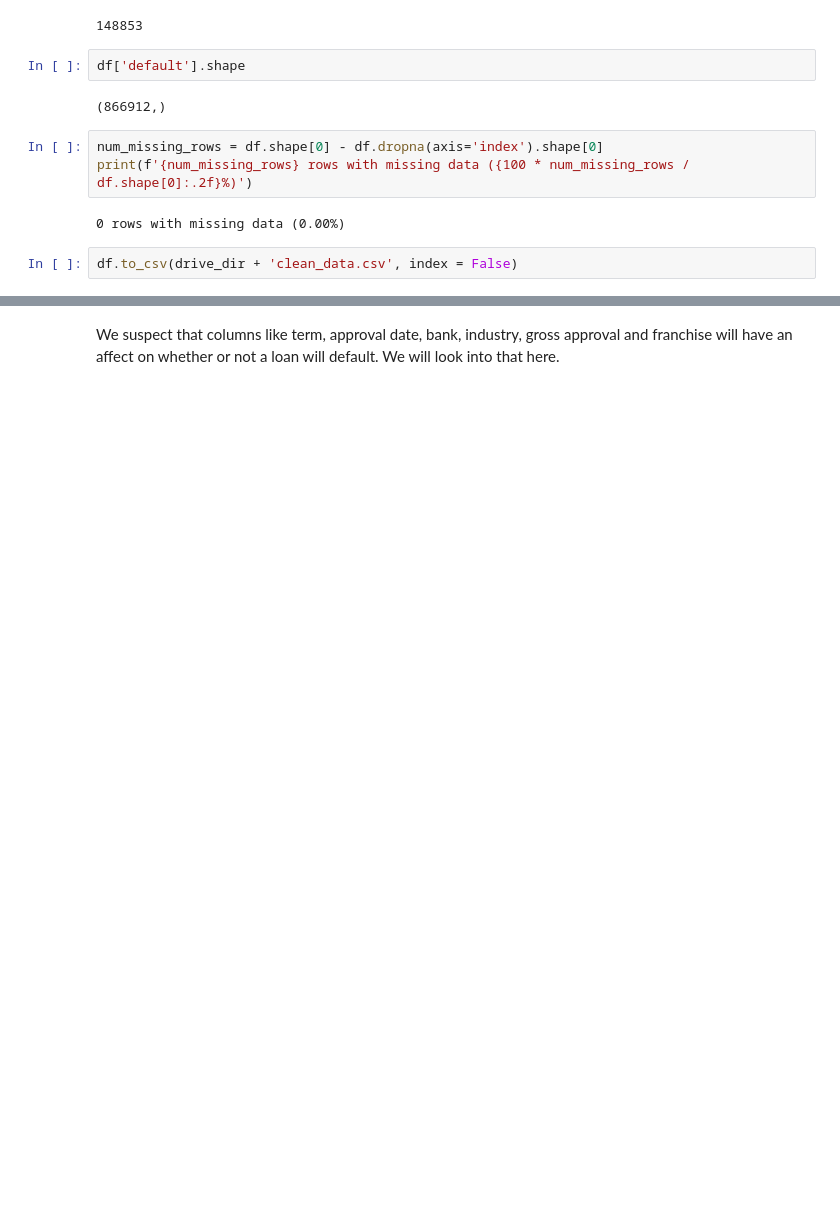
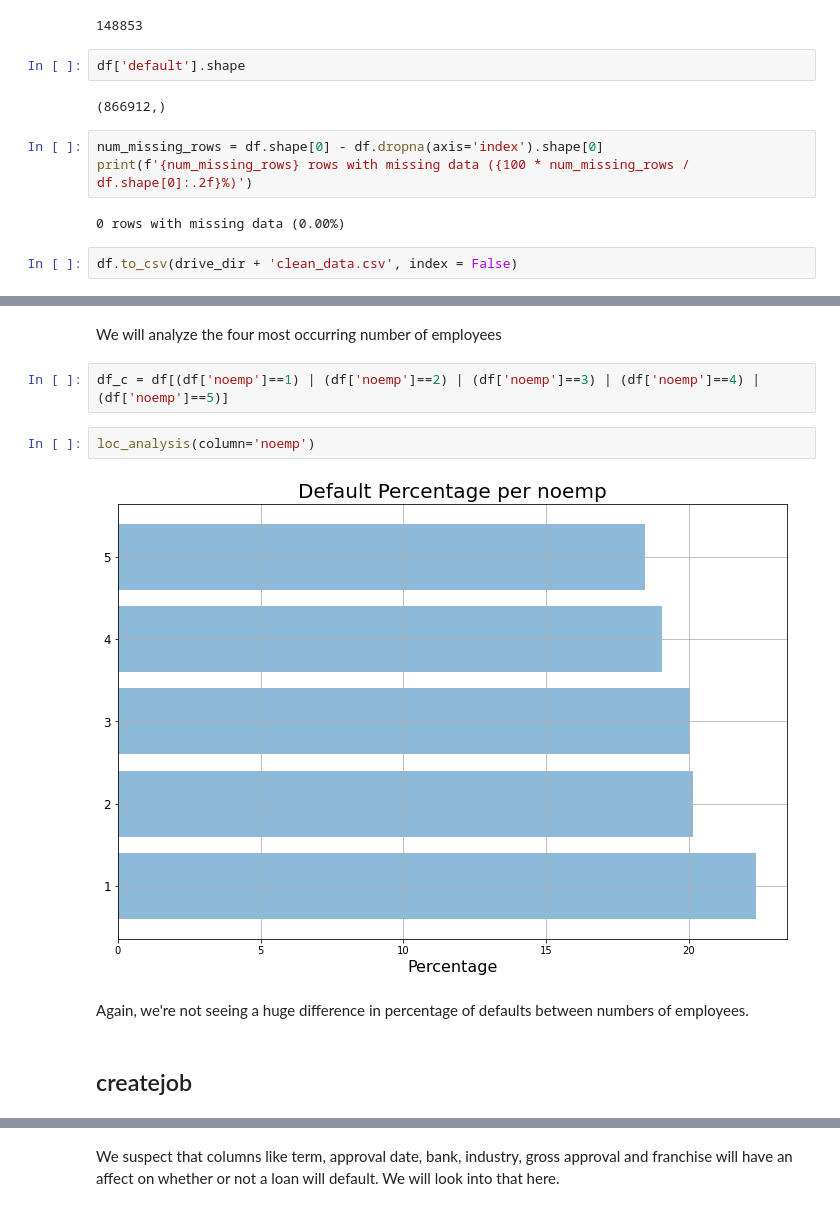
Before and after one commit to mallen-11/SBAloan-default-model, a Jupyter notebook: notebooks/SmallBusinessLoans.ipynb, the cells around one changed output, grey strips where cells are left out. Cells and saved outputs as stored; diff of their text form; blank space fills up the shorter version.

```diff
--- a/notebooks/SmallBusinessLoans.ipynb
+++ b/notebooks/SmallBusinessLoans.ipynb
@@ -713,0 +794,12 @@ df.to_csv(drive_dir + 'clean_data.csv', index = False)
+# %% [markdown]
+We will analyze the four most occurring number of employees
+# %%
+df_c = df[(df['noemp']==1) | (df['noemp']==2) | (df['noemp']==3) | (df['noemp']==4) | (df['noemp']==5)]
+# %%
+loc_analysis(column='noemp')
+# %% [output]
+[figure, added]
+# %% [markdown]
+Again, we're not seeing a huge difference in percentage of defaults between numbers of employees.
+# %% [markdown]
+## createjob
```
Also changed, not shown: parts of 83 cells of this notebook.
